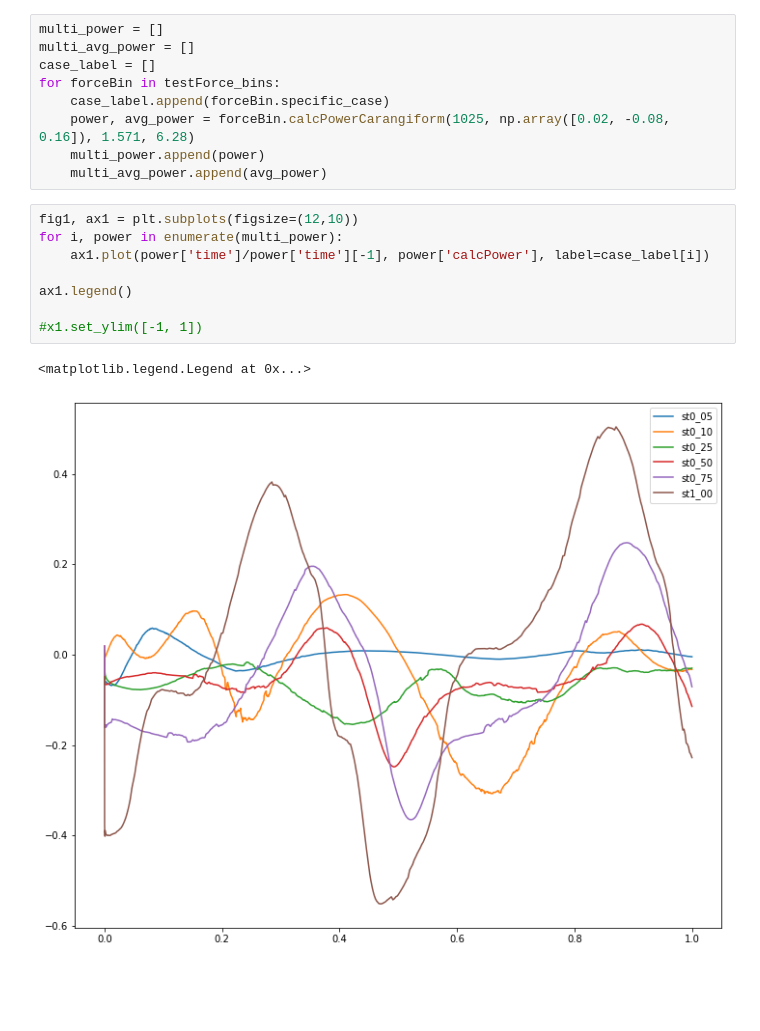
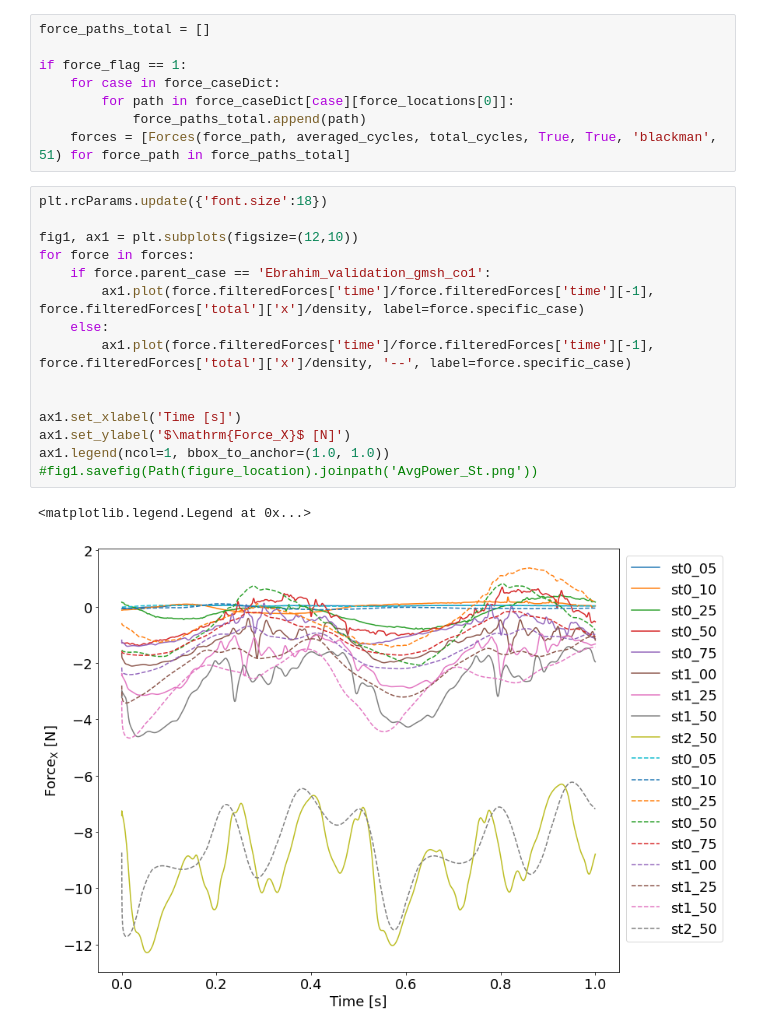
Before and after one commit to michaelcoe/Ika-Flow, a Jupyter notebook: OpenFOAM/postProcessing/prototyping_deleteLater.ipynb, the cells around one changed output. Cells and saved outputs as stored; diff of their text form; blank space fills up the shorter version.

```diff
--- a/OpenFOAM/postProcessing/prototyping_deleteLater.ipynb
+++ b/OpenFOAM/postProcessing/prototyping_deleteLater.ipynb
@@ -366,20 +129,26 @@ testForce_bins = [ForceBins(forceBin_path, 2.0, 3.0, True, True) for forceBin_pa
-# %%
-multi_power = []
-multi_avg_power = []
-case_label = []
-for forceBin in testForce_bins:
-    case_label.append(forceBin.specific_case)
-    power, avg_power = forceBin.calcPowerCarangiform(1025, np.array([0.02, -0.08, 0.16]), 1.571, 6.28)
-    multi_power.append(power)
-    multi_avg_power.append(avg_power)
-# %%
-fig1, ax1 = plt.subplots(figsize=(12,10))
-for i, power in enumerate(multi_power):
-    ax1.plot(power['time']/power['time'][-1], power['calcPower'], label=case_label[i])
-
-ax1.legend()
-
-#x1.set_ylim([-1, 1])
-# %% [output]
-<matplotlib.legend.Legend at 0x...>
-[figure, removed]
+# %%
+force_paths_total = []
+
+if force_flag == 1:
+    for case in force_caseDict:
+        for path in force_caseDict[case][force_locations[0]]:
+            force_paths_total.append(path)
+    forces = [Forces(force_path, averaged_cycles, total_cycles, True, True, 'blackman', 51) for force_path in force_paths_total]
+# %%
+plt.rcParams.update({'font.size':18})
+
+fig1, ax1 = plt.subplots(figsize=(12,10))
+for force in forces:
+    if force.parent_case == 'Ebrahim_validation_gmsh_co1':
+        ax1.plot(force.filteredForces['time']/force.filteredForces['time'][-1], force.filteredForces['total']['x']/density, label=force.specific_case)
+    else:
+        ax1.plot(force.filteredForces['time']/force.filteredForces['time'][-1], force.filteredForces['total']['x']/density, '--', label=force.specific_case)
+
+
+ax1.set_xlabel('Time [s]')
+ax1.set_ylabel('$\mathrm{Force_X}$ [N]')
+ax1.legend(ncol=1, bbox_to_anchor=(1.0, 1.0))
+#fig1.savefig(Path(figure_location).joinpath('AvgPower_St.png'))
+# %% [output]
+<matplotlib.legend.Legend at 0x...>
+[figure, added]
```
Also changed, not shown: parts of 15 cells of this notebook, 4 other files.
